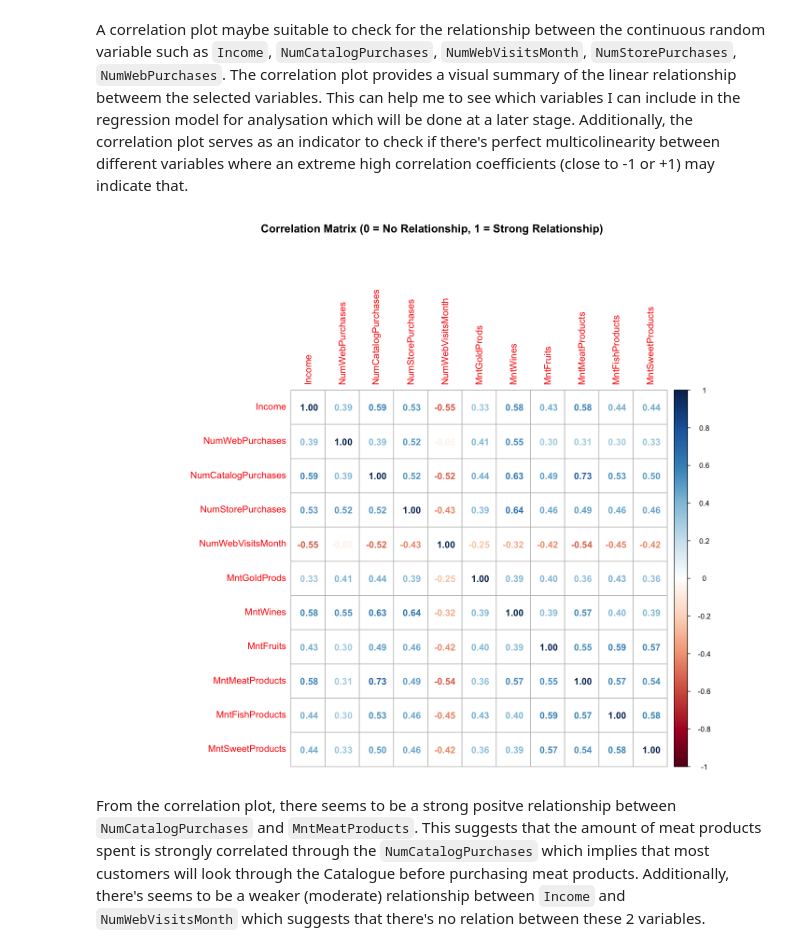
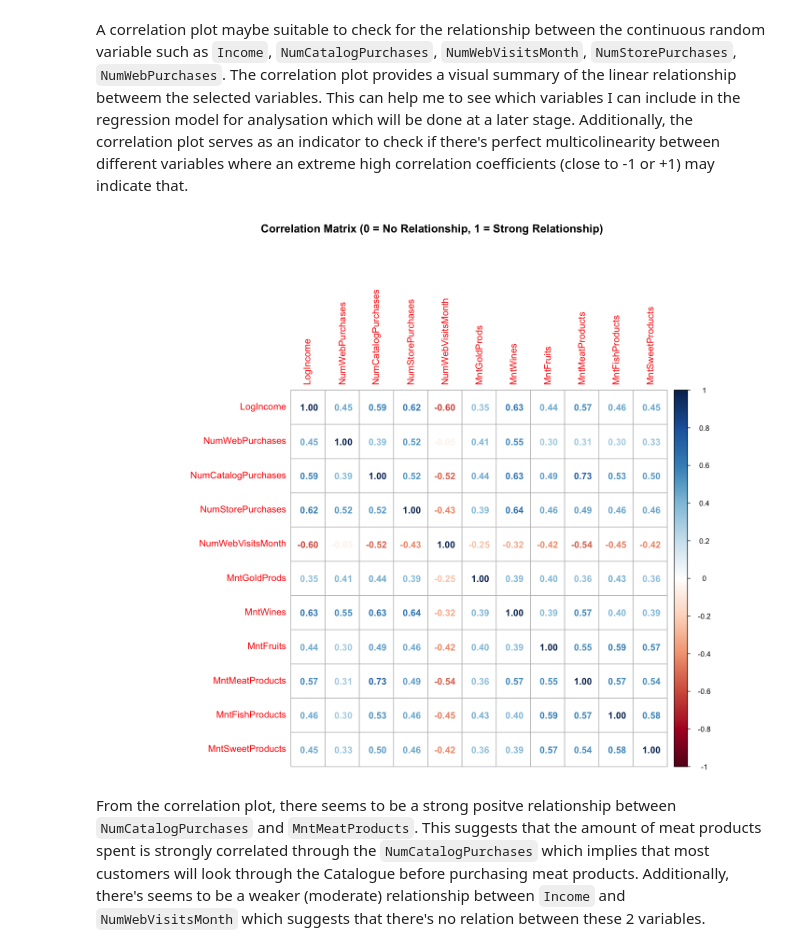
Before and after one commit to DrakenRaptor/STAT301_ProjectGrp26, a Jupyter notebook: STAT301 Grp 26 Project Final.ipynb, the cells around one changed output. Saved outputs shown, nothing was run; the diff lists cells and outputs as text; code cells hidden in the pictures.

Commit message:
Merge Step 5 and Step 6 into Step 5. Used @LucassHo Log Income in Correlation matrix

```diff
--- a/STAT301 Grp 26 Project Final.ipynb
+++ b/STAT301 Grp 26 Project Final.ipynb
@@ -225,3 +225,18 @@ print(table(market_data$Education))
 
      Basic Graduation     Master        PhD
         54       1116        565        481
+# %%
+# Main Developer: Lucas
+# Contributors: Lucas, Eaven (collate)
+
+
+# Step 3
+print("Before:")
+print(table(market_data$Marital_Status))
+market_data <- market_data %>%
+    mutate(Marital_Status = case_when(
+        Marital_Status %in% c("Absurd", "Alone", "YOLO", "Together") ~ "Single",
+        TRUE ~ Marital_Status
+    ))
+print("After:")
+print(table(market_data$Marital_Status))
@@ -227,0 +252,18 @@ print(table(market_data$Education))
+# %%
+# Main Developer: Lucas
+# Contributors: Lucas, Eaven (collate)
+
+# Step 4
+market_data <- market_data %>%
+    select(-Z_CostContact, -Z_Revenue, -ID)
+# %%
+# Main Developer: Lucas
+# Contributors: Lucas, Eaven (collate/debugged)
+
+#Step 5
+market_data <- market_data |>
+mutate(Education = as.factor(Education), Marital_Status = as.factor(Marital_Status), Dt_Customer = as.Date(Dt_Customer)) |>
+mutate(Year = year(Dt_Customer), Month = month(Dt_Customer), Day = day(Dt_Customer)) |>
+rename(AcceptedPrevCmp = Response)
+
+colnames(market_data)
@@ -227,0 +286,8 @@ print(table(market_data$Education))
+# %%
+# Main Developer: Lucas
+# Contributors: Lucas, Eaven (collate/debugged)
+
+# Step 6
+# Added 1 to avoid zero values
+market_data <- market_data |> mutate(LogIncome = log(Income + 1))
+market_data <- market_data |> select(-Income)
@@ -300,23 +380,23 @@ A correlation plot maybe suitable to check for the relationship between the cont
 # %%
 options(repr.plot.width = 12, repr.plot.height = 10)
 # Using correlation plot to check the relationship between the variables
-corr_plt_dat <- market_data[, c("Income", "NumWebPurchases", "NumCatalogPurchases",
+corr_plt_dat <- market_data[, c("LogIncome", "NumWebPurchases", "NumCatalogPurchases",
  "NumStorePurchases", "NumWebVisitsMonth", "MntGoldProds", "MntWines", "MntFruits",
  "MntMeatProducts", "MntFishProducts", "MntSweetProducts")] |>
 as.data.frame()
 # Ensure there are no missing values
 corr_plt_dat <- na.omit(corr_plt_dat)
 
 cor_matrix <- cor(corr_plt_dat)
 
 # Plot the correlation matrix with a title
 corrplot(cor_matrix,
          method = "number",
          addrect = 2,
          title = "Correlation Matrix (0 = No Relationship, 1 = Strong Relationship)",
          mar = c(0, 0, 2, 0))  # Adjust margins to fit the title
 # %% [output]
-[figure, old version]
+[figure, new version]
 # %% [markdown]
 From the correlation plot, there seems to be a strong positve relationship between `NumCatalogPurchases` and `MntMeatProducts`. This suggests that the amount of meat products spent is strongly correlated through the `NumCatalogPurchases` which implies that most customers will look through the Catalogue before purchasing meat products. Additionally, there's seems to be a weaker (moderate) relationship between `Income` and `NumWebVisitsMonth` which suggests that there's no relation between these 2 variables.
 # %% [markdown]
```
Also changed, not shown: parts of 14 cells of this notebook.
